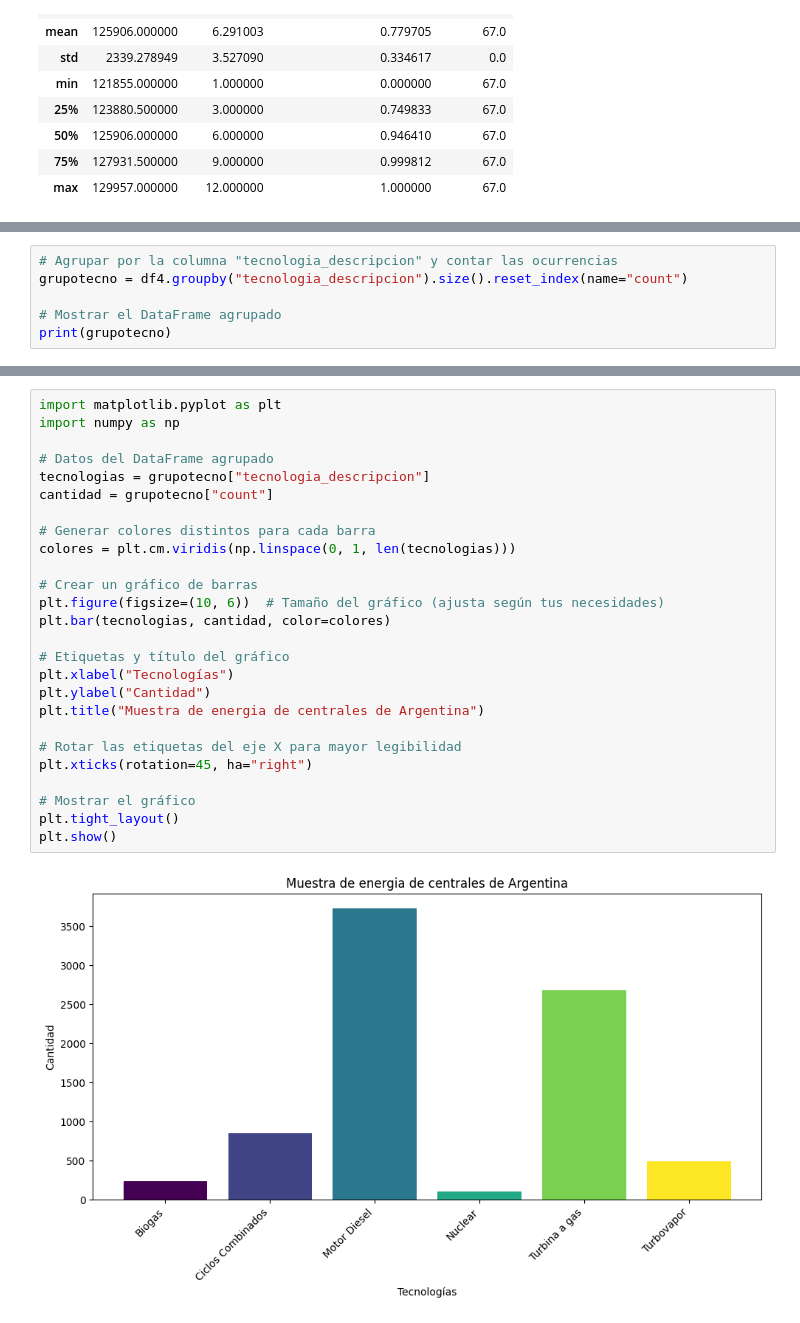
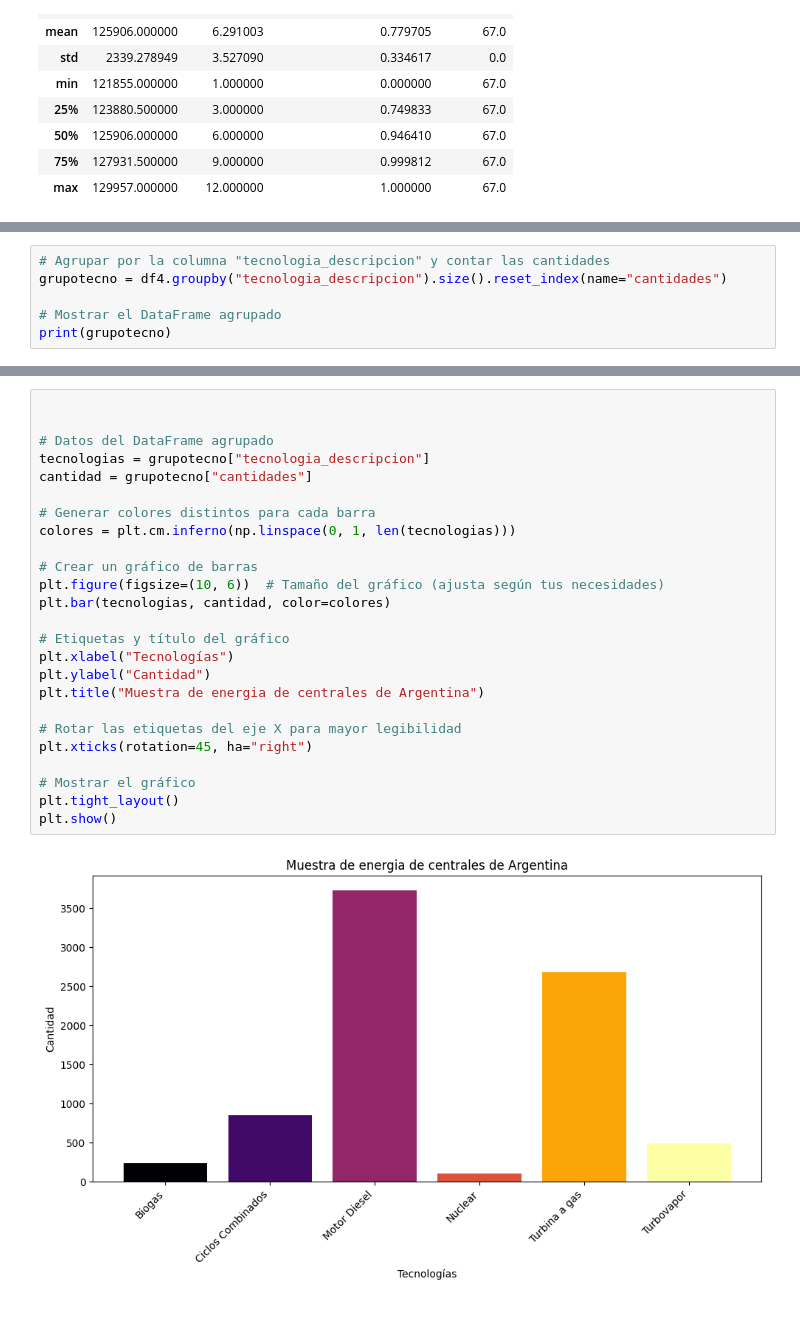
Before and after one commit to gagabriela2787/MachineLearnig, a Jupyter notebook: dataset1.ipynb, the cells around one changed output, grey strips where cells are left out. Cells and saved outputs as stored; diff of their text form.

```diff
--- a/dataset1.ipynb
+++ b/dataset1.ipynb
@@ -116,6 +143,6 @@ memory usage: 696.5+ KB
 # %%
-# Agrupar por la columna "tecnologia_descripcion" y contar las ocurrencias
-grupotecno = df4.groupby("tecnologia_descripcion").size().reset_index(name="count")
+# Agrupar por la columna "tecnologia_descripcion" y contar las cantidades
+grupotecno = df4.groupby("tecnologia_descripcion").size().reset_index(name="cantidades")
 
 # Mostrar el DataFrame agrupado
 print(grupotecno)
@@ -130,28 +157,27 @@ print(grupotecno)
 # %%
-import matplotlib.pyplot as plt
-import numpy as np
+
 
 # Datos del DataFrame agrupado
 tecnologias = grupotecno["tecnologia_descripcion"]
-cantidad = grupotecno["count"]
+cantidad = grupotecno["cantidades"]
 
 # Generar colores distintos para cada barra
-colores = plt.cm.viridis(np.linspace(0, 1, len(tecnologias)))
+colores = plt.cm.inferno(np.linspace(0, 1, len(tecnologias)))
 
 # Crear un gráfico de barras
 plt.figure(figsize=(10, 6))  # Tamaño del gráfico (ajusta según tus necesidades)
 plt.bar(tecnologias, cantidad, color=colores)
 
 # Etiquetas y título del gráfico
 plt.xlabel("Tecnologías")
 plt.ylabel("Cantidad")
 plt.title("Muestra de energia de centrales de Argentina")
 
 # Rotar las etiquetas del eje X para mayor legibilidad
 plt.xticks(rotation=45, ha="right")
 
 # Mostrar el gráfico
 plt.tight_layout()
 plt.show()
 # %% [output]
-[figure, old version]
+[figure, new version]
```
Also changed, not shown: parts of 17 cells of this notebook.
